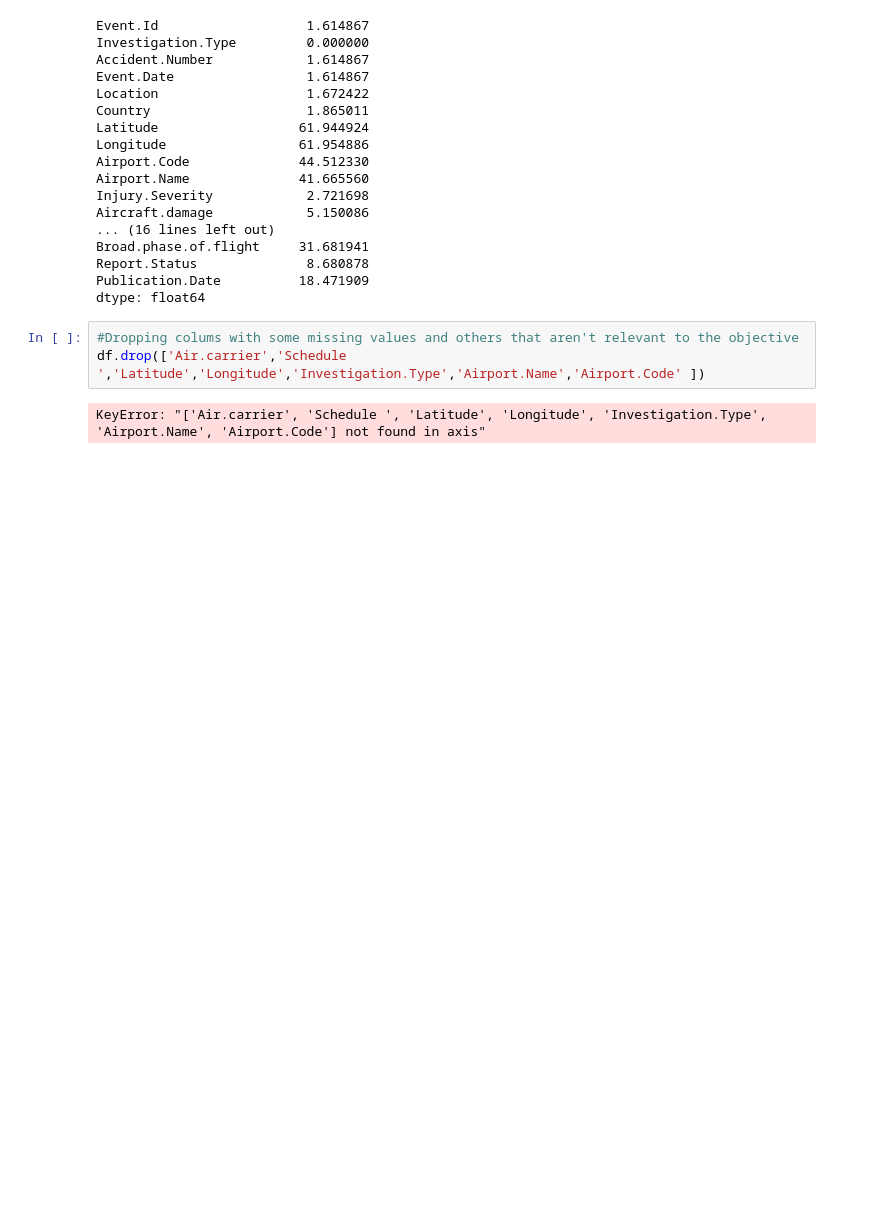
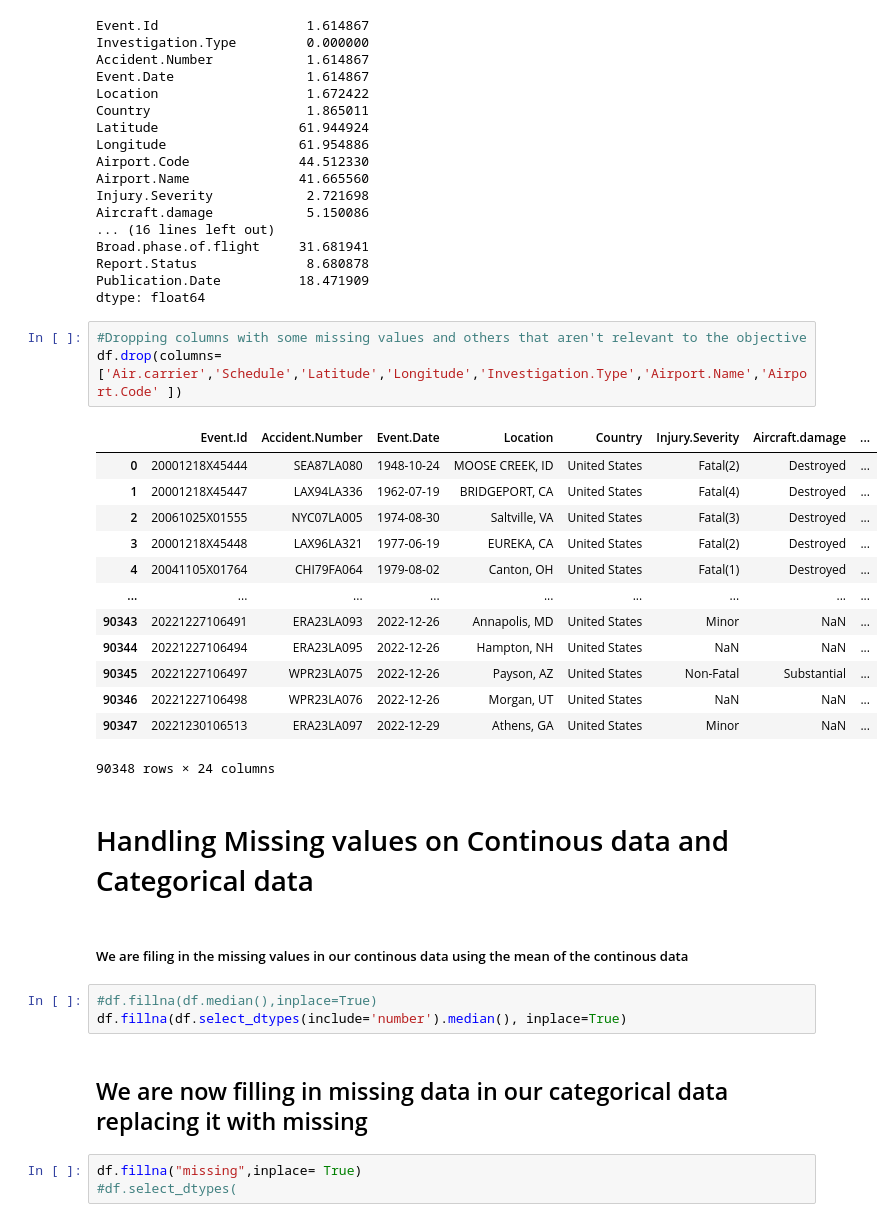
Before and after one commit to Dollcode-coder/dsc-phase-1-project-v3, a Jupyter notebook: student.ipynb, the cells around one changed output. Saved outputs shown, nothing was run; the diff lists cells and outputs as text; blank space fills up the shorter version.

Commit message:
Handling miissing data done

```diff
--- a/student.ipynb
+++ b/student.ipynb
@@ -151,7 +143,31 @@ Report.Status              8.680878
 Publication.Date          18.471909
 dtype: float64
 # %%
-#Dropping colums with some missing values and others that aren't relevant to the objective
-df.drop(['Air.carrier','Schedule ','Latitude','Longitude','Investigation.Type','Airport.Name','Airport.Code' ])
+#Dropping columns with some missing values and others that aren't relevant to the objective
+df.drop(columns=['Air.carrier','Schedule','Latitude','Longitude','Investigation.Type','Airport.Name','Airport.Code' ])
 # %% [output]
+|  | Event.Id | Accident.Number | Event.Date | Location | Country | Injury.Severity | Aircraft.damage | ... |
+| 0 | 20001218X45444 | SEA87LA080 | 1948-10-24 | MOOSE CREEK, ID | United States | Fatal(2) | Destroyed | ... |
+| 1 | 20001218X45447 | LAX94LA336 | 1962-07-19 | BRIDGEPORT, CA | United States | Fatal(4) | Destroyed | ... |
+| 2 | 20061025X01555 | NYC07LA005 | 1974-08-30 | Saltville, VA | United States | Fatal(3) | Destroyed | ... |
+| 3 | 20001218X45448 | LAX96LA321 | 1977-06-19 | EUREKA, CA | United States | Fatal(2) | Destroyed | ... |
+| 4 | 20041105X01764 | CHI79FA064 | 1979-08-02 | Canton, OH | United States | Fatal(1) | Destroyed | ... |
+| ... | ... | ... | ... | ... | ... | ... | ... | ... |
+| 90343 | 20221227106491 | ERA23LA093 | 2022-12-26 | Annapolis, MD | United States | Minor | NaN | ... |
+| 90344 | 20221227106494 | ERA23LA095 | 2022-12-26 | Hampton, NH | United States | NaN | NaN | ... |
+| 90345 | 20221227106497 | WPR23LA075 | 2022-12-26 | Payson, AZ | United States | Non-Fatal | Substantial | ... |
+| 90346 | 20221227106498 | WPR23LA076 | 2022-12-26 | Morgan, UT | United States | NaN | NaN | ... |
+| 90347 | 20221230106513 | ERA23LA097 | 2022-12-29 | Athens, GA | United States | Minor | NaN | ... |
-KeyError: "['Air.carrier', 'Schedule ', 'Latitude', 'Longitude', 'Investigation.Type', 'Airport.Name', 'Airport.Code'] not found in axis"
+90348 rows × 24 columns
+# %% [markdown]
+# Handling Missing values on Continous data and Categorical data
+# %% [markdown]
+##### We are filing in the missing values in our continous data using the mean  of the continous data
+# %%
+#df.fillna(df.median(),inplace=True)
+df.fillna(df.select_dtypes(include='number').median(), inplace=True)
+# %% [markdown]
+## We are now filling in missing data in our categorical data replacing it with missing
+# %%
+df.fillna("missing",inplace= True)
+#df.select_dtypes(
```
Also changed, not shown: parts of 5 cells of this notebook.
